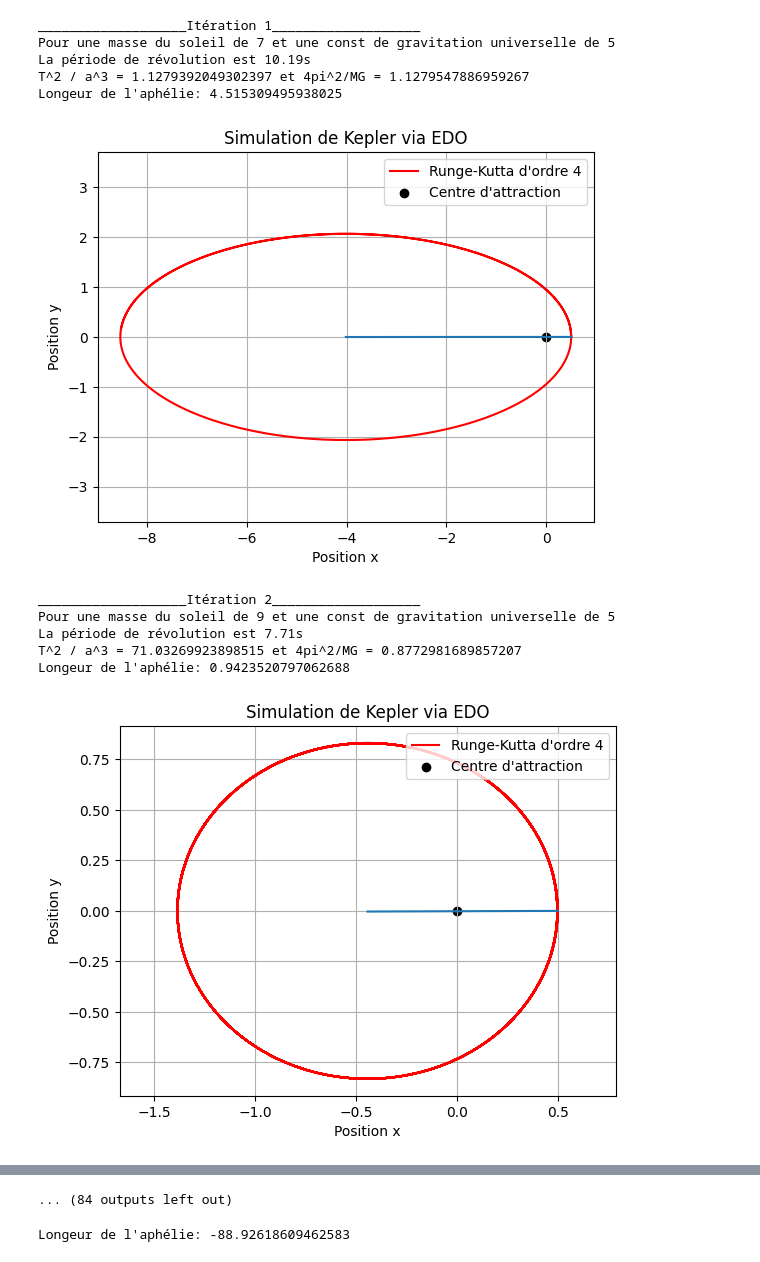
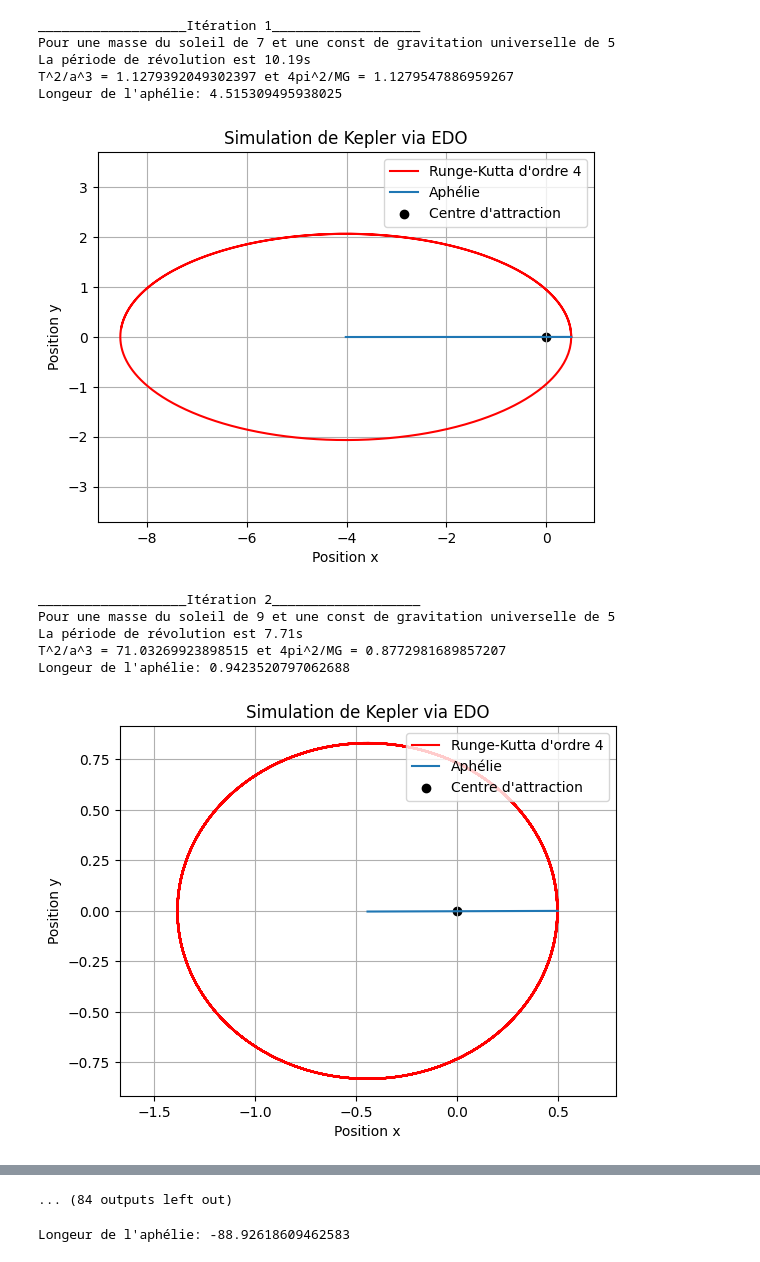
Before and after one commit to tuan-minh-le/Kepler_Simulation, a Jupyter notebook: kepler3rdlaw.ipynb, the cells around one changed output, grey strips where cells are left out. Saved outputs shown, nothing was run; the diff lists cells and outputs as text; code cells hidden in the pictures.

Commit message:
added labeling

```diff
--- a/kepler3rdlaw.ipynb
+++ b/kepler3rdlaw.ipynb
@@ -18,6 +18,9 @@ def get_periode_revolution(x, y, t, eps):
 # %%
 # M_soleil = 1
 # G_temp = 4*(np.pi)**2
+from cProfile import label
+
+
 t_min = 0.0
 t_max = 15
 h = 0.01
@@ -41,43 +44,43 @@ for G_temp in range (1, 40, 1):
         print(f"La période de révolution est {periode}s")
         T_a = periode**2 / a**3
         b = 4*np.pi**2/(M_soleil*G_temp)
-        print(f"T^2 / a^3 = {T_a} et 4pi^2/MG = {b}")
+        print(f"T^2/a^3 = {T_a} et 4pi^2/MG = {b}")
 
         plt.figure(i)
         plt.plot(xRK4, yRK4, label="Runge-Kutta d'ordre 4", linestyle="-", color="r")
         x_mid = (xRK4[ind_min] - xRK4[ind_max])/2
         y_mid = (yRK4[ind_min] - yRK4[ind_max])/2
         x_a = [xRK4[ind_min], xRK4[ind_max]+x_mid]
         y_a = [yRK4[ind_min], yRK4[ind_max]+y_mid]
-        plt.plot(x_a, y_a)
+        plt.plot(x_a, y_a, label="Aphélie")
 
         # Ajouter le centre d'attraction (astre central)
         plt.scatter(0, 0, color="black", marker="o", label="Centre d'attraction")
 
         # Labels et légende
         plt.xlabel("Position x")
         plt.ylabel("Position y")
         plt.title("Simulation de Kepler via EDO")
         print(f"Longeur de l'aphélie: {abs(x_mid)}")
         plt.legend(loc = "upper right")
         plt.grid()
         plt.axis("equal")  # Pour conserver les proportions réelles
 
         plt.show()
         i+=1
 # %% [output]
 ___________________Itération 1___________________
 Pour une masse du soleil de 7 et une const de gravitation universelle de 5
 La période de révolution est 10.19s
-T^2 / a^3 = 1.1279392049302397 et 4pi^2/MG = 1.1279547886959267
+T^2/a^3 = 1.1279392049302397 et 4pi^2/MG = 1.1279547886959267
 Longeur de l'aphélie: 4.515309495938025
-[figure, old version]
+[figure, new version]
 ___________________Itération 2___________________
 Pour une masse du soleil de 9 et une const de gravitation universelle de 5
 La période de révolution est 7.71s
-T^2 / a^3 = 71.03269923898515 et 4pi^2/MG = 0.8772981689857207
+T^2/a^3 = 71.03269923898515 et 4pi^2/MG = 0.8772981689857207
 Longeur de l'aphélie: 0.9423520797062688
-[figure, old version]
+[figure, new version]
 ___________________Itération 3___________________
 Pour une masse du soleil de 8 et une const de gravitation universelle de 6
 La période de révolution est 4.57s
```
Also changed, not shown: parts of 1 cell of this notebook, 1 other file.
